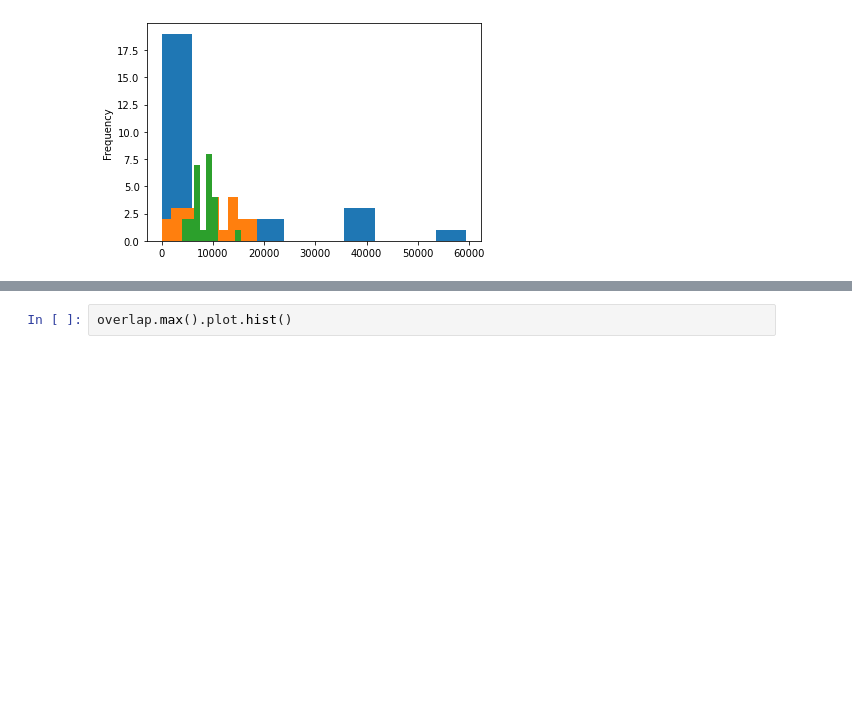
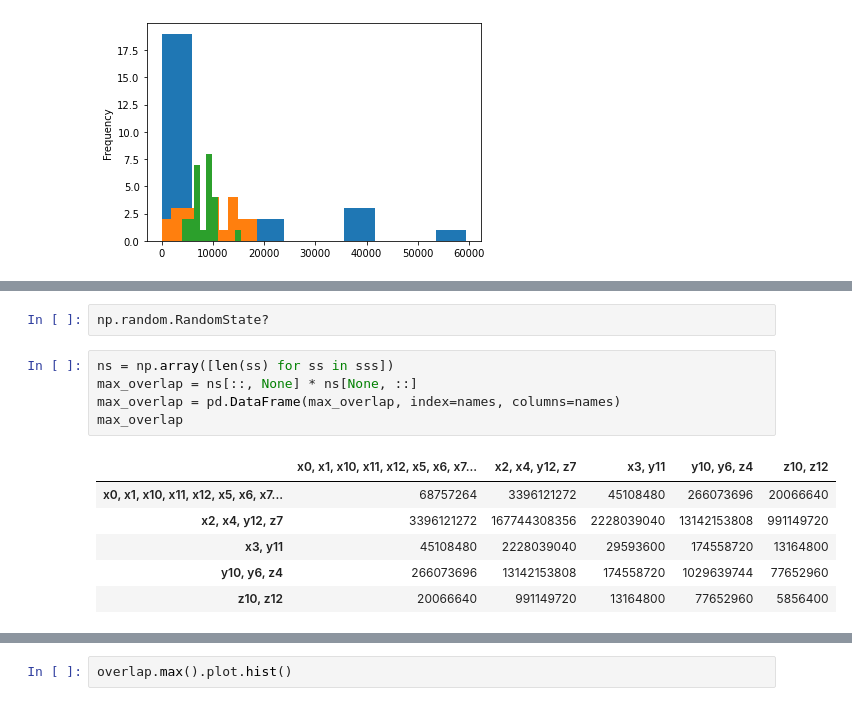
Before and after one commit to matthagy/regex_crossword, a Jupyter notebook: xplr0.ipynb, the cells around one changed output, grey strips where cells are left out. Drawn from its saved outputs; the diff is of its cells as text; blank space fills up the shorter version.

```diff
--- a/xplr0.ipynb
+++ b/xplr0.ipynb
@@ -290,0 +298,14 @@ overlap.round()
+# %%
+np.random.RandomState?
+# %%
+ns = np.array([len(ss) for ss in sss])
+max_overlap = ns[::, None] * ns[None, ::]
+max_overlap = pd.DataFrame(max_overlap, index=names, columns=names)
+max_overlap
+# %% [output]
+|  | x0, x1, x10, x11, x12, x5, x6, x7... | x2, x4, y12, z7 | x3, y11 | y10, y6, z4 | z10, z12 |
+| x0, x1, x10, x11, x12, x5, x6, x7... | 68757264 | 3396121272 | 45108480 | 266073696 | 20066640 |
+| x2, x4, y12, z7 | 3396121272 | 167744308356 | 2228039040 | 13142153808 | 991149720 |
+| x3, y11 | 45108480 | 2228039040 | 29593600 | 174558720 | 13164800 |
+| y10, y6, z4 | 266073696 | 13142153808 | 174558720 | 1029639744 | 77652960 |
+| z10, z12 | 20066640 | 991149720 | 13164800 | 77652960 | 5856400 |
```
Also changed, not shown: parts of 7 cells of this notebook, 1 other file.
